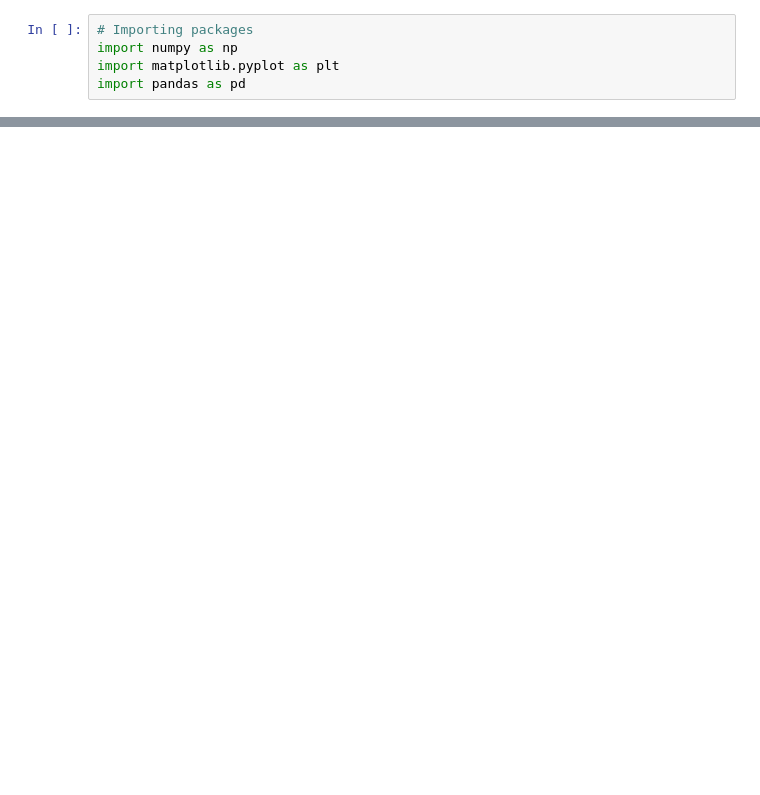
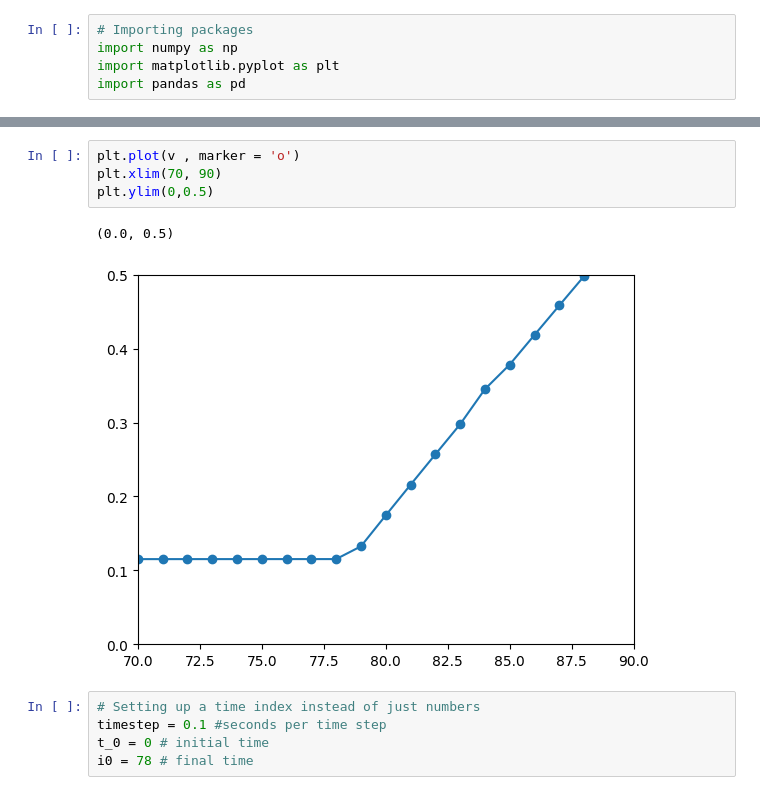
Before and after one commit to EP-Shark/MET4400C_Ins-obs_labs, a Jupyter notebook: Labs/lab_2_files/Full_lab2.ipynb, the cells around one changed output, grey strips where cells are left out. Cells and saved outputs as stored; diff of their text form; blank space fills up the shorter version.

```diff
--- a/Labs/lab_2_files/Full_lab2.ipynb
+++ b/Labs/lab_2_files/Full_lab2.ipynb
@@ -12,0 +50,12 @@ FileNotFoundError: [Errno 2] No such file or directory: '/Users/epalmer/MET4400C
+# %%
+plt.plot(v , marker = 'o')
+plt.xlim(70, 90)
+plt.ylim(0,0.5)
+# %% [output]
+(0.0, 0.5)
+[figure, added]
+# %%
+# Setting up a time index instead of just numbers
+timestep = 0.1 #seconds per time step
+t_0 = 0 # initial time
+i0 = 78 # final time
```
Also changed, not shown: parts of 5 cells of this notebook, 1 other file.
